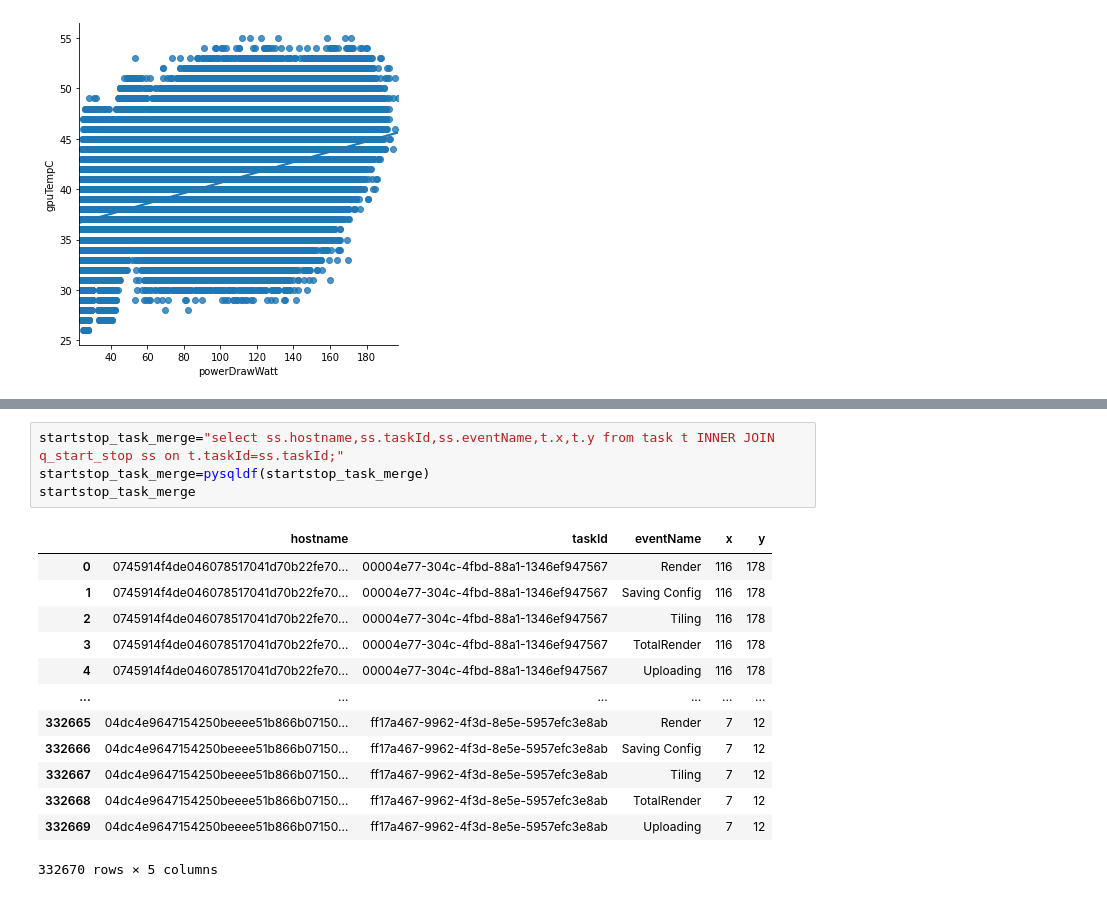
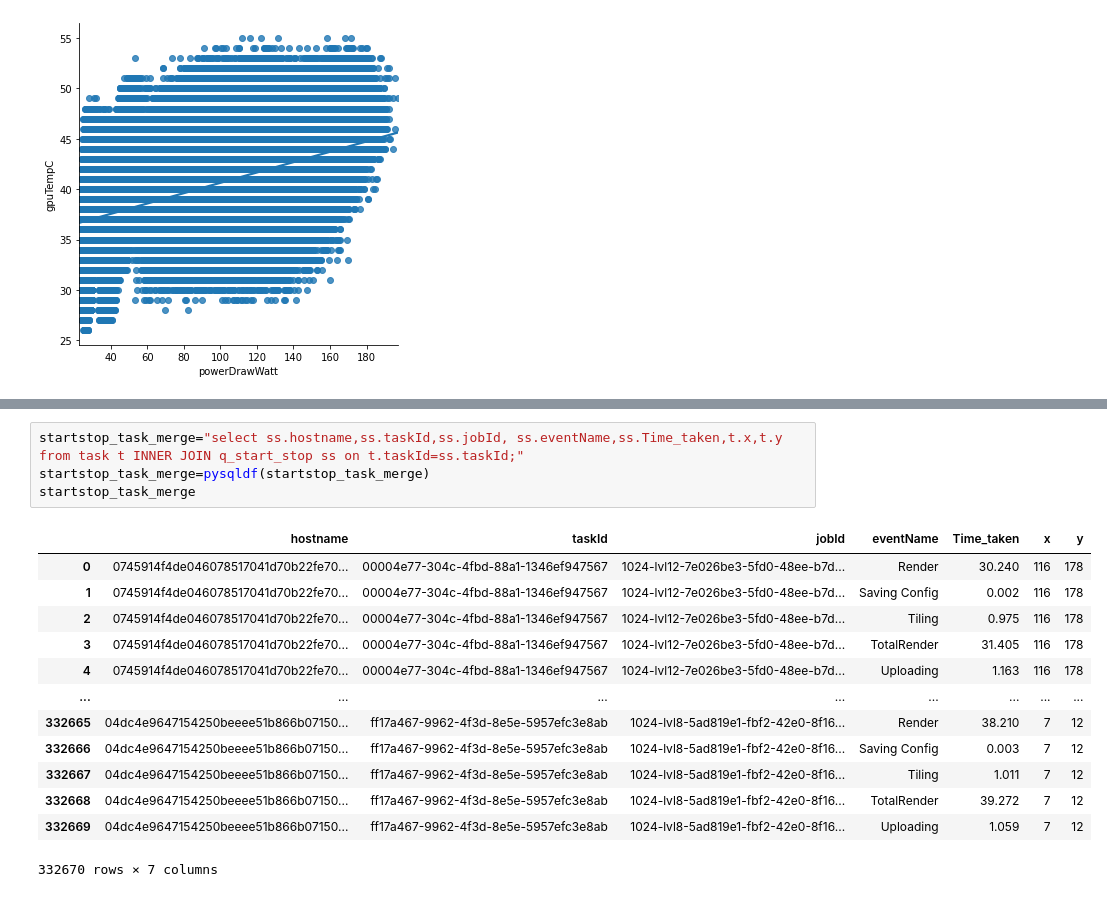
Before and after one commit to arushey/Cloud-project, a Jupyter notebook: Cloud_project.ipynb, the cells around one changed output, grey strips where cells are left out. Cells and saved outputs as stored; diff of their text form.

```diff
--- a/Cloud_project.ipynb
+++ b/Cloud_project.ipynb
@@ -159,18 +170,18 @@ plt.show()
 # %%
-startstop_task_merge="select ss.hostname,ss.taskId,ss.eventName,t.x,t.y from task t INNER JOIN q_start_stop ss on t.taskId=ss.taskId;"
+startstop_task_merge="select ss.hostname,ss.taskId,ss.jobId, ss.eventName,ss.Time_taken,t.x,t.y from task t INNER JOIN q_start_stop ss on t.taskId=ss.taskId;"
 startstop_task_merge=pysqldf(startstop_task_merge)
 startstop_task_merge
 # %% [output]
-|  | hostname | taskId | eventName | x | y |
-| 0 | 0745914f4de046078517041d70b22fe70... | 00004e77-304c-4fbd-88a1-1346ef947567 | Render | 116 | 178 |
-| 1 | 0745914f4de046078517041d70b22fe70... | 00004e77-304c-4fbd-88a1-1346ef947567 | Saving Config | 116 | 178 |
-| 2 | 0745914f4de046078517041d70b22fe70... | 00004e77-304c-4fbd-88a1-1346ef947567 | Tiling | 116 | 178 |
-| 3 | 0745914f4de046078517041d70b22fe70... | 00004e77-304c-4fbd-88a1-1346ef947567 | TotalRender | 116 | 178 |
-| 4 | 0745914f4de046078517041d70b22fe70... | 00004e77-304c-4fbd-88a1-1346ef947567 | Uploading | 116 | 178 |
-| ... | ... | ... | ... | ... | ... |
-| 332665 | 04dc4e9647154250beeee51b866b07150... | ff17a467-9962-4f3d-8e5e-5957efc3e8ab | Render | 7 | 12 |
-| 332666 | 04dc4e9647154250beeee51b866b07150... | ff17a467-9962-4f3d-8e5e-5957efc3e8ab | Saving Config | 7 | 12 |
-| 332667 | 04dc4e9647154250beeee51b866b07150... | ff17a467-9962-4f3d-8e5e-5957efc3e8ab | Tiling | 7 | 12 |
-| 332668 | 04dc4e9647154250beeee51b866b07150... | ff17a467-9962-4f3d-8e5e-5957efc3e8ab | TotalRender | 7 | 12 |
-| 332669 | 04dc4e9647154250beeee51b866b07150... | ff17a467-9962-4f3d-8e5e-5957efc3e8ab | Uploading | 7 | 12 |
+|  | hostname | taskId | jobId | eventName | Time_taken | x | y |
+| 0 | 0745914f4de046078517041d70b22fe70... | 00004e77-304c-4fbd-88a1-1346ef947567 | 1024-lvl12-7e026be3-5fd0-48ee-b7d... | Render | 30.240 | 116 | 178 |
+| 1 | 0745914f4de046078517041d70b22fe70... | 00004e77-304c-4fbd-88a1-1346ef947567 | 1024-lvl12-7e026be3-5fd0-48ee-b7d... | Saving Config | 0.002 | 116 | 178 |
+| 2 | 0745914f4de046078517041d70b22fe70... | 00004e77-304c-4fbd-88a1-1346ef947567 | 1024-lvl12-7e026be3-5fd0-48ee-b7d... | Tiling | 0.975 | 116 | 178 |
+| 3 | 0745914f4de046078517041d70b22fe70... | 00004e77-304c-4fbd-88a1-1346ef947567 | 1024-lvl12-7e026be3-5fd0-48ee-b7d... | TotalRender | 31.405 | 116 | 178 |
+| 4 | 0745914f4de046078517041d70b22fe70... | 00004e77-304c-4fbd-88a1-1346ef947567 | 1024-lvl12-7e026be3-5fd0-48ee-b7d... | Uploading | 1.163 | 116 | 178 |
+| ... | ... | ... | ... | ... | ... | ... | ... |
+| 332665 | 04dc4e9647154250beeee51b866b07150... | ff17a467-9962-4f3d-8e5e-5957efc3e8ab | 1024-lvl8-5ad819e1-fbf2-42e0-8f16... | Render | 38.210 | 7 | 12 |
+| 332666 | 04dc4e9647154250beeee51b866b07150... | ff17a467-9962-4f3d-8e5e-5957efc3e8ab | 1024-lvl8-5ad819e1-fbf2-42e0-8f16... | Saving Config | 0.003 | 7 | 12 |
+| 332667 | 04dc4e9647154250beeee51b866b07150... | ff17a467-9962-4f3d-8e5e-5957efc3e8ab | 1024-lvl8-5ad819e1-fbf2-42e0-8f16... | Tiling | 1.011 | 7 | 12 |
+| 332668 | 04dc4e9647154250beeee51b866b07150... | ff17a467-9962-4f3d-8e5e-5957efc3e8ab | 1024-lvl8-5ad819e1-fbf2-42e0-8f16... | TotalRender | 39.272 | 7 | 12 |
+| 332669 | 04dc4e9647154250beeee51b866b07150... | ff17a467-9962-4f3d-8e5e-5957efc3e8ab | 1024-lvl8-5ad819e1-fbf2-42e0-8f16... | Uploading | 1.059 | 7 | 12 |
-332670 rows × 5 columns
+332670 rows × 7 columns
```
Also changed, not shown: parts of 39 cells of this notebook.
